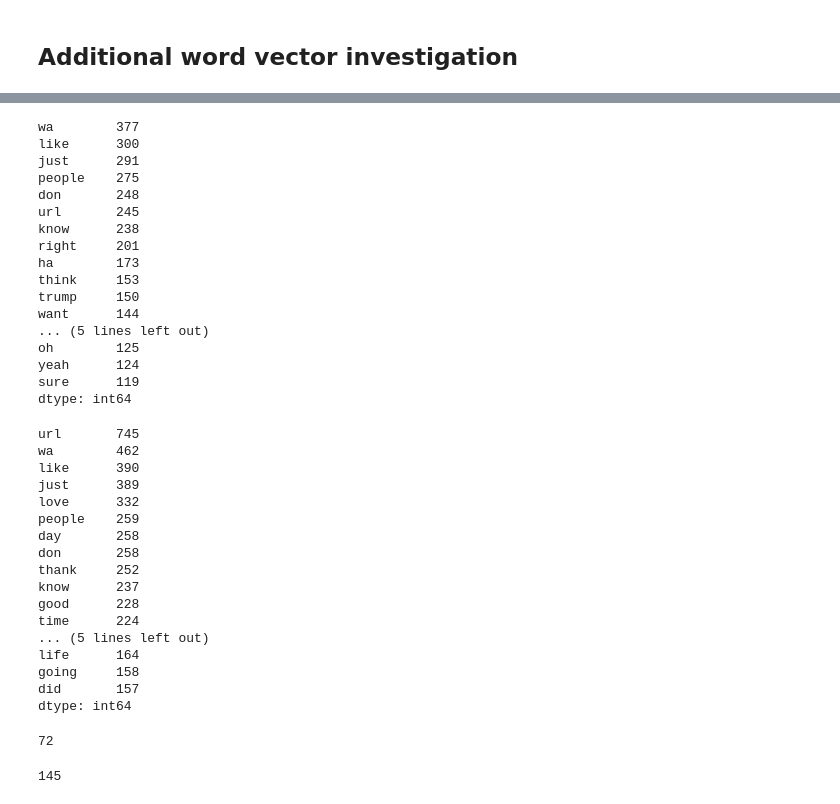
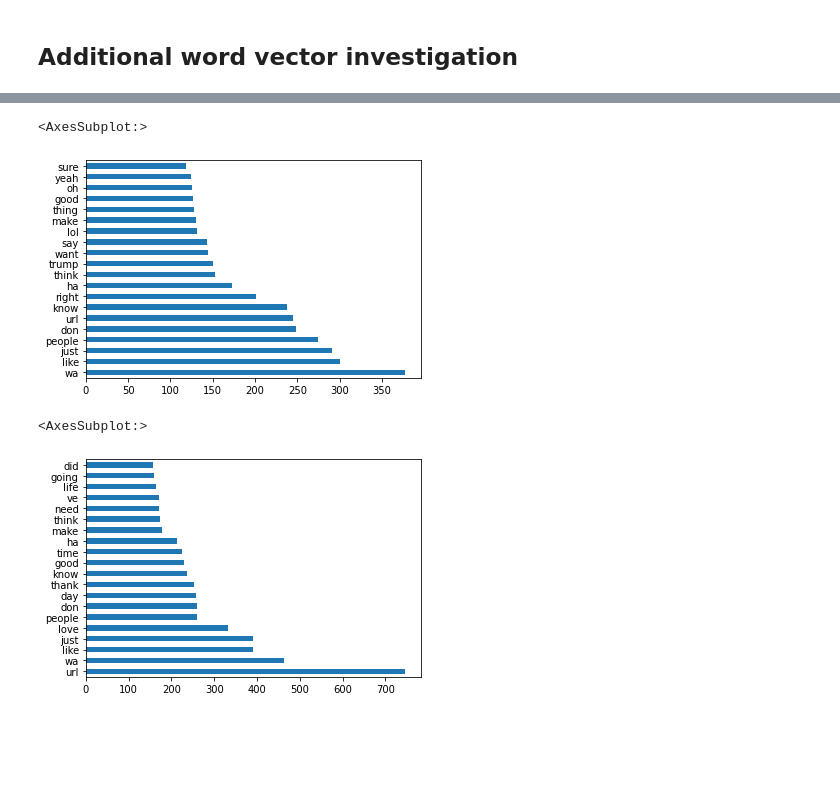
Before and after one commit to krking1512/Capstone, a Jupyter notebook: Code/Cleaning_and_EDA.ipynb, the cells around one changed output, grey strips where cells are left out. Cells and saved outputs as stored; diff of their text form; code cells hidden in the pictures; blank space fills up the shorter version.

```diff
--- a/Code/Cleaning_and_EDA.ipynb
+++ b/Code/Cleaning_and_EDA.ipynb
@@ -263,53 +263,15 @@ cv.fit_transform(data['text_processed'])
 tf_df_sarcasm = pd.DataFrame(cv.transform(data['text_processed'].loc[data['label']==1]).todense(), columns = cv.get_feature_names())
 tf_df_no_sarcasm = pd.DataFrame(cv.transform(data['text_processed'].loc[data['label']==0]).todense(), columns = cv.get_feature_names())
 # %%
-tf_df_sarcasm.sum().sort_values(ascending = False).head(20)
+tf_df_sarcasm.sum().sort_values(ascending = False).head(20).plot(kind = 'barh')
 # %% [output]
-wa        377
-like      300
-just      291
-people    275
-don       248
-url       245
-know      238
-right     201
-ha        173
-think     153
-trump     150
-want      144
-... (5 lines left out)
-oh        125
-yeah      124
-sure      119
-dtype: int64
+<AxesSubplot:>
+[figure, added]
 # %%
-tf_df_no_sarcasm.sum().sort_values(ascending = False).head(20)
+tf_df_no_sarcasm.sum().sort_values(ascending = False).head(20).plot(kind = 'barh')
 # %% [output]
-url       745
-wa        462
-like      390
-just      389
-love      332
-people    259
-day       258
-don       258
-thank     252
-know      237
-good      228
-time      224
-... (5 lines left out)
-life      164
-going     158
-did       157
-dtype: int64
+<AxesSubplot:>
+[figure, added]
-# %%
-tf_df_no_sarcasm['trump'].loc[tf_df_no_sarcasm['trump'] > 0 ].count()
-# %% [output]
-72
-# %%
-tf_df_sarcasm['trump'].loc[tf_df_sarcasm['trump'] > 0 ].count()
-# %% [output]
-145
 # %%
 col_list = [col for col in list(tf_df_sarcasm.columns) if tf_df_no_sarcasm[col].sum() < 1]
 # %%
```
Also changed, not shown: parts of 10 cells of this notebook, 17 other files.
